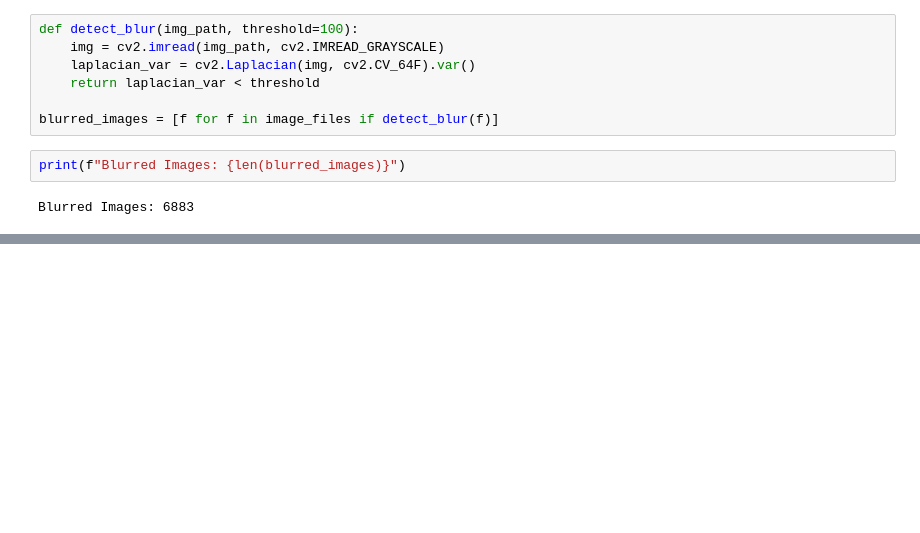
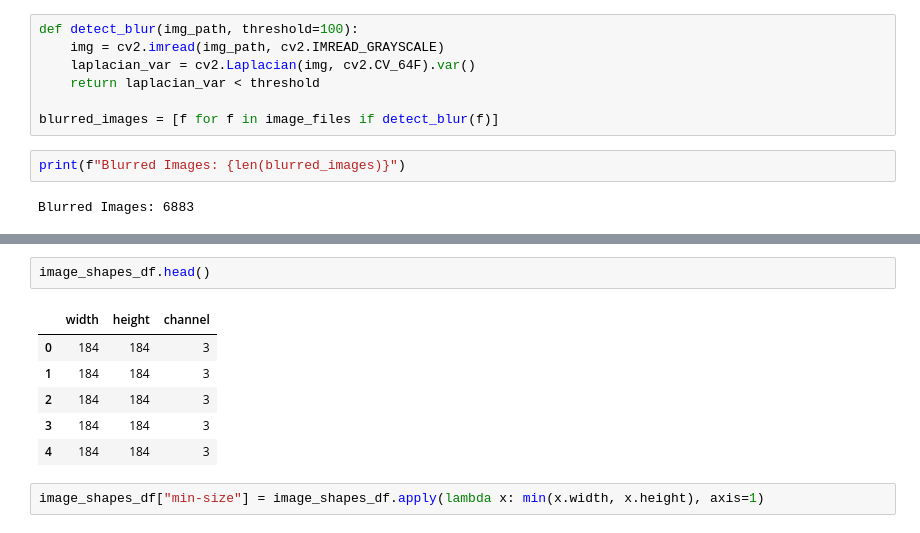
Before and after one commit to zhiwei2017/nazi-symbols-classification, a Jupyter notebook: notebooks/data_analysis_classification.ipynb, the cells around one changed output, grey strips where cells are left out. Drawn from its saved outputs; the diff is of its cells as text; blank space fills up the shorter version.

```diff
--- a/notebooks/data_analysis_classification.ipynb
+++ b/notebooks/data_analysis_classification.ipynb
@@ -202,0 +233,11 @@ Number of outliers: 1
+# %%
+image_shapes_df.head()
+# %% [output]
+|  | width | height | channel |
+| 0 | 184 | 184 | 3 |
+| 1 | 184 | 184 | 3 |
+| 2 | 184 | 184 | 3 |
+| 3 | 184 | 184 | 3 |
+| 4 | 184 | 184 | 3 |
+# %%
+image_shapes_df["min-size"] = image_shapes_df.apply(lambda x: min(x.width, x.height), axis=1)
```
Also changed, not shown: parts of 27 cells of this notebook, 41 other files.
